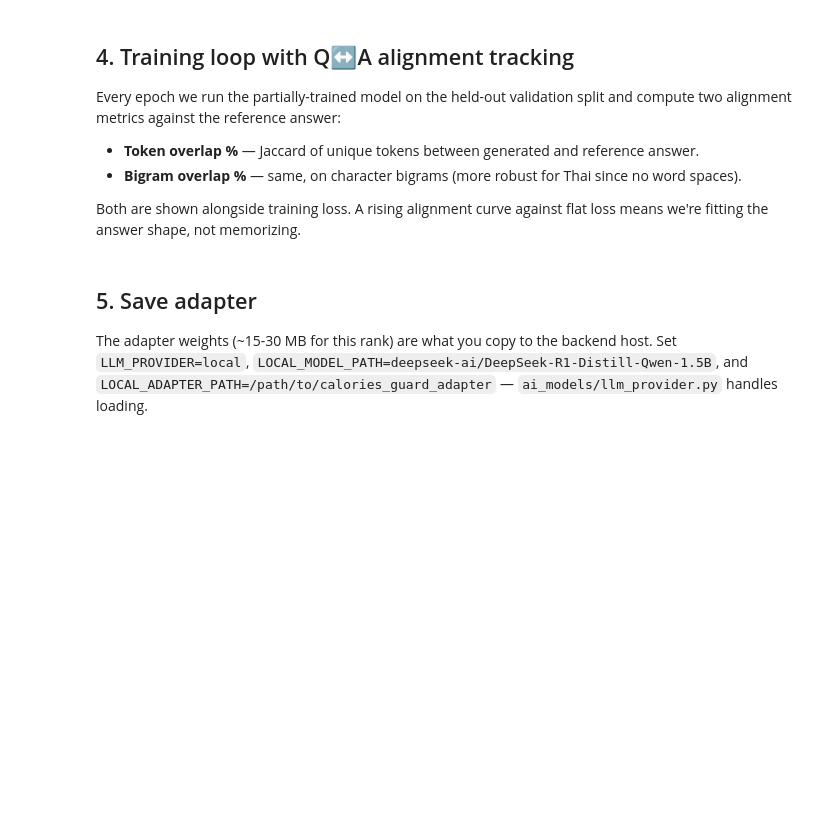
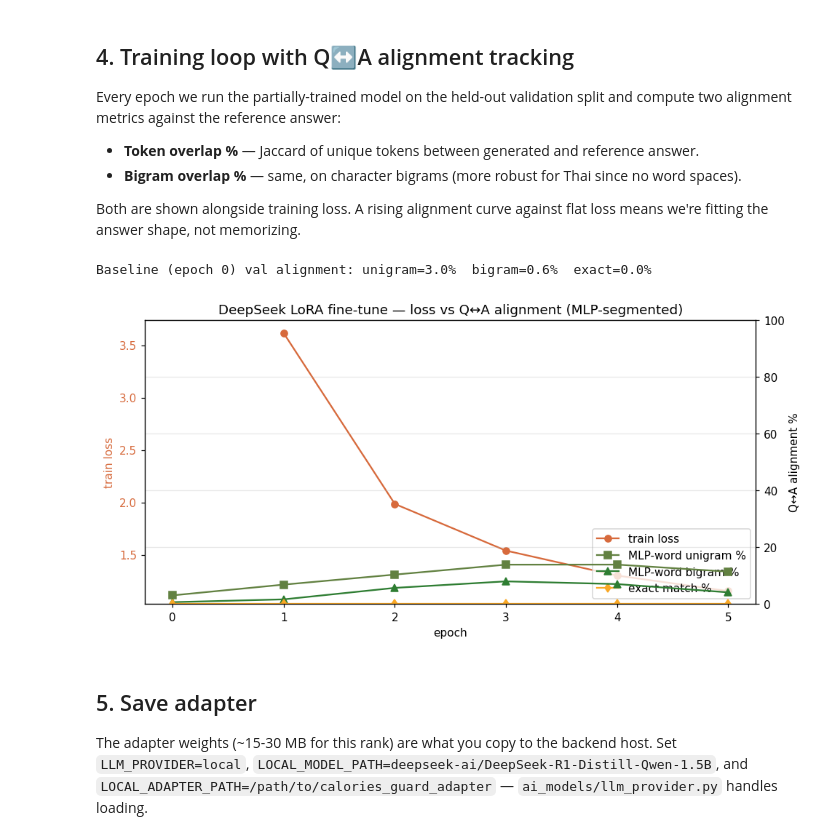
Before and after one commit to Nemoeiei/calories-guard, a Jupyter notebook: notebooks/deepseek_finetune.ipynb, the cells around one changed output. Drawn from its saved outputs; the diff is of its cells as text; code cells hidden in the pictures; blank space fills up the shorter version.

```diff
--- a/notebooks/deepseek_finetune.ipynb
+++ b/notebooks/deepseek_finetune.ipynb
@@ -296,15 +465,25 @@ Every epoch we run the partially-trained model on the held-out validation split
 
 Both are shown alongside training loss. A rising alignment curve against flat loss means we're fitting the answer shape, not memorizing.
 # %%
-def jaccard(a: str, b: str, n=1) -> float:
-    def grams(s):
-        if n == 1:
-            return set(mlp_tokenize(s))
-        return {s[i:i+n] for i in range(len(s) - n + 1)}
-    A, B = grams(a), grams(b)
+def mlp_words(text: str) -> list[str]:
+    """Tokenize Thai text using the trained MLP segmenter."""
+    return mlp_tokenize(text)
+
+def mlp_word_bigrams(text: str) -> set[tuple[str, str]]:
+    words = mlp_words(text)
+    return {(words[i], words[i+1]) for i in range(len(words) - 1)}
+
+def jaccard_set(A: set, B: set) -> float:
     if not A and not B:
         return 1.0
     return len(A & B) / max(1, len(A | B))
+
+def jaccard_unigram(a: str, b: str) -> float:
+    return jaccard_set(set(mlp_words(a)), set(mlp_words(b)))
+
+def jaccard_bigram(a: str, b: str) -> float:
+    """Word-bigram overlap using MLP segmenter (replaces char-bigrams)."""
+    return jaccard_set(mlp_word_bigrams(a), mlp_word_bigrams(b))
 
 @torch.no_grad()
 def generate_answer(prompt, max_new=180):
@@ -315,38 +494,45 @@ def generate_answer(prompt, max_new=180):
     gen = tokenizer.decode(out[0][ids['input_ids'].shape[1]:], skip_special_tokens=True)
     return gen.strip()
 
-def eval_alignment():
+def eval_alignment(split):
     unigram, bigram, em = [], [], []
-    for x in VAL_QA:
+    for x in split:
         pred = generate_answer(x['q'])
-        unigram.append(jaccard(pred, x['a'], 1))
-        bigram.append(jaccard(pred, x['a'], 2))
+        unigram.append(jaccard_unigram(pred, x['a']))
+        bigram.append(jaccard_bigram(pred, x['a']))
         em.append(1.0 if pred.strip() == x['a'].strip() else 0.0)
-    return np.mean(unigram), np.mean(bigram), np.mean(em)
+    return float(np.mean(unigram)), float(np.mean(bigram)), float(np.mean(em))
 
-# Baseline before fine-tuning.
-print('Baseline (epoch 0) alignment:', eval_alignment())
+# Baseline before fine-tuning (on val split — test stays untouched until end).
+print('Baseline (epoch 0) val alignment:', eval_alignment(VAL_QA))
+# %% [output]
+Baseline (epoch 0) val alignment: unigram=3.0%  bigram=0.6%  exact=0.0%
 # %%
 EPOCHS = 5
+BEST_DIR = './calories_guard_adapter_best'
 
 train_losses, val_unigram, val_bigram, val_em = [], [], [], []
+best_unigram = -1.0
+best_epoch = 0
 
-# Record the pre-training baseline so the plot shows "straight line" improvement from epoch 0.
-u0, b0, e0 = eval_alignment()
+# Pre-training baseline (epoch 0) so the plot starts from "no fine-tune".
+u0, b0, e0 = eval_alignment(VAL_QA)
 val_unigram.append(u0); val_bigram.append(b0); val_em.append(e0)
+print(f'Baseline   : unigram%={u0*100:.1f}  word-bigram%={b0*100:.1f}  exact%={e0*100:.1f}')
 
 for epoch in range(EPOCHS):
     args = TrainingArguments(
         output_dir='./out',
         num_train_epochs=1,
-        per_device_train_batch_size=2,
-        gradient_accumulation_steps=4,
+        per_device_train_batch_size=BATCH_SIZE,
+        gradient_accumulation_steps=GRAD_ACCUM_STEPS,
         learning_rate=2e-4,
         logging_steps=5,
         save_strategy='no',
         bf16=(DEVICE == 'cuda'),
         report_to=[],
         remove_unused_columns=False,
+        gradient_checkpointing=USE_GRAD_CKPT,
     )
     trainer = Trainer(
         model=model,
@@ -356,32 +542,43 @@ for epoch in range(EPOCHS):
     )
     result = trainer.train()
     train_losses.append(result.training_loss)
-    u, b, e = eval_alignment()
+    u, b, e = eval_alignment(VAL_QA)
     val_unigram.append(u); val_bigram.append(b); val_em.append(e)
-    print(f'Epoch {epoch+1}: loss={result.training_loss:.4f}  unigram%={u*100:.1f}  bigram%={b*100:.1f}  exact%={e*100:.1f}')
+    marker = ''
+    if u > best_unigram:
+        best_unigram = u
+        best_epoch = epoch + 1
+        model.save_pretrained(BEST_DIR)
+        tokenizer.save_pretrained(BEST_DIR)
+        marker = '  ← new best, saved'
+    print(f'Epoch {epoch+1:>2}: loss={result.training_loss:.4f}  unigram%={u*100:.1f}  word-bigram%={b*100:.1f}  exact%={e*100:.1f}{marker}')
+
+print(f'\nBest VAL unigram = {best_unigram*100:.1f}% at epoch {best_epoch} (saved to {BEST_DIR})')
 # %%
 fig, ax1 = plt.subplots(figsize=(9, 4.5))
 epochs_x = list(range(1, EPOCHS + 1))
 epochs_eval = list(range(0, EPOCHS + 1))
 
 ax1.plot(epochs_x, train_losses, '-o', color='#d76a3c', label='train loss')
 ax1.set_xlabel('epoch')
 ax1.set_ylabel('train loss', color='#d76a3c')
 ax1.tick_params(axis='y', labelcolor='#d76a3c')
 
 ax2 = ax1.twinx()
-ax2.plot(epochs_eval, [u*100 for u in val_unigram], '-s', color='#628141', label='unigram overlap %')
-ax2.plot(epochs_eval, [b*100 for b in val_bigram],  '-^', color='#2e7d32', label='bigram overlap %')
+ax2.plot(epochs_eval, [u*100 for u in val_unigram], '-s', color='#628141', label='MLP-word unigram %')
+ax2.plot(epochs_eval, [b*100 for b in val_bigram],  '-^', color='#2e7d32', label='MLP-word bigram %')
 ax2.plot(epochs_eval, [e*100 for e in val_em],      '-d', color='#f9a825', label='exact match %')
 ax2.set_ylabel('Q↔A alignment %')
 ax2.set_ylim(0, 100)
 ax2.grid(alpha=0.3)
 
 lines1, labels1 = ax1.get_legend_handles_labels()
 lines2, labels2 = ax2.get_legend_handles_labels()
 ax1.legend(lines1 + lines2, labels1 + labels2, loc='lower right')
-plt.title('DeepSeek LoRA fine-tune — loss vs Q↔A alignment')
+plt.title('DeepSeek LoRA fine-tune — loss vs Q↔A alignment (MLP-segmented)')
 plt.tight_layout(); plt.show()
+# %% [output]
+[figure, added]
 # %% [markdown]
 ## 5. Save adapter
 
```
Also changed, not shown: parts of 15 cells of this notebook, 11 other files.
